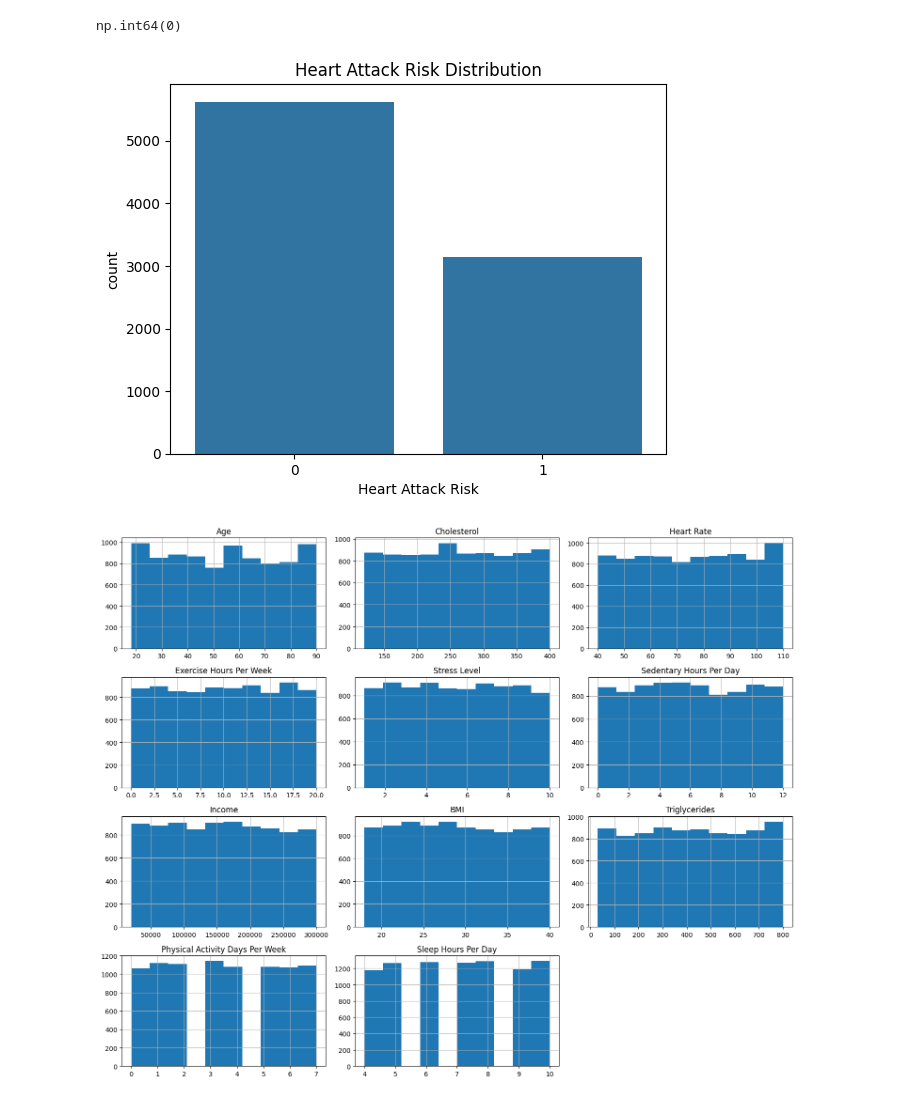
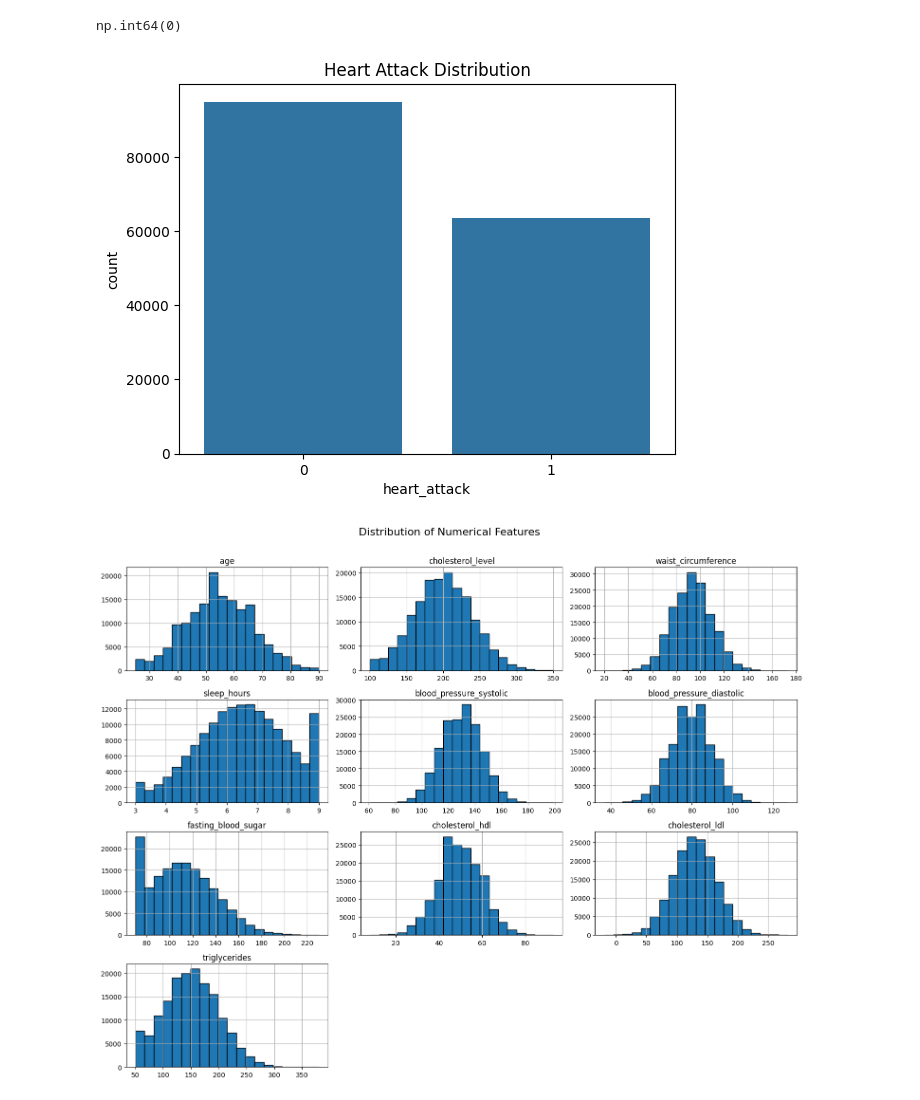
Before and after one commit to Akila-Prabath/Heart-Attack-Predictor, a Jupyter notebook: notebooks/FC212013_Maleesha/eda.ipynb, the cells around one changed output. Saved outputs shown, nothing was run; the diff lists cells and outputs as text; code cells hidden in the pictures.

```diff
--- a/notebooks/FC212013_Maleesha/eda.ipynb
+++ b/notebooks/FC212013_Maleesha/eda.ipynb
@@ -5,6 +5,6 @@ import matplotlib.pyplot as plt
 import seaborn as sns
 
 # Load dataset
-df = pd.read_csv("../../data/raw/heart_attack_prediction_dataset.csv")
+df = pd.read_csv("../../data/raw/heart_attack_prediction.csv")
 df.head()
 # %% [output]
@@ -71,21 +71,24 @@ df.duplicated().sum()
 # %% [output]
 np.int64(0)
 # %%
-df['Heart Attack Risk'].value_counts()
+df['heart_attack'].value_counts()
 
-sns.countplot(x='Heart Attack Risk', data=df)
-plt.title("Heart Attack Risk Distribution")
+sns.countplot(x='heart_attack', data=df)
+plt.title("Heart Attack Distribution")
 plt.show()
 # %% [output]
-[figure, old version]
+[figure, new version]
 # %%
-numerical_cols = ['Age', 'Cholesterol', 'Heart Rate', 'Exercise Hours Per Week',
-                  'Stress Level', 'Sedentary Hours Per Day', 'Income', 'BMI',
-                  'Triglycerides', 'Physical Activity Days Per Week', 'Sleep Hours Per Day']
+numerical_cols = [
+    'age', 'cholesterol_level', 'waist_circumference', 'stress_level',
+    'sleep_hours', 'blood_pressure_systolic', 'blood_pressure_diastolic',
+    'fasting_blood_sugar', 'cholesterol_hdl', 'cholesterol_ldl', 'triglycerides'
+]
 
-df[numerical_cols].hist(figsize=(15,12))
-plt.tight_layout()
+df[numerical_cols].hist(figsize=(15, 12), bins=20, edgecolor='black')
+plt.suptitle("Distribution of Numerical Features", fontsize=16)
+plt.tight_layout(rect=[0, 0, 1, 0.97])
 plt.show()
 # %% [output]
-[figure, old version]
+[figure, new version]
 # %%
```
Also changed, not shown: parts of 7 cells of this notebook, 8 other files.
